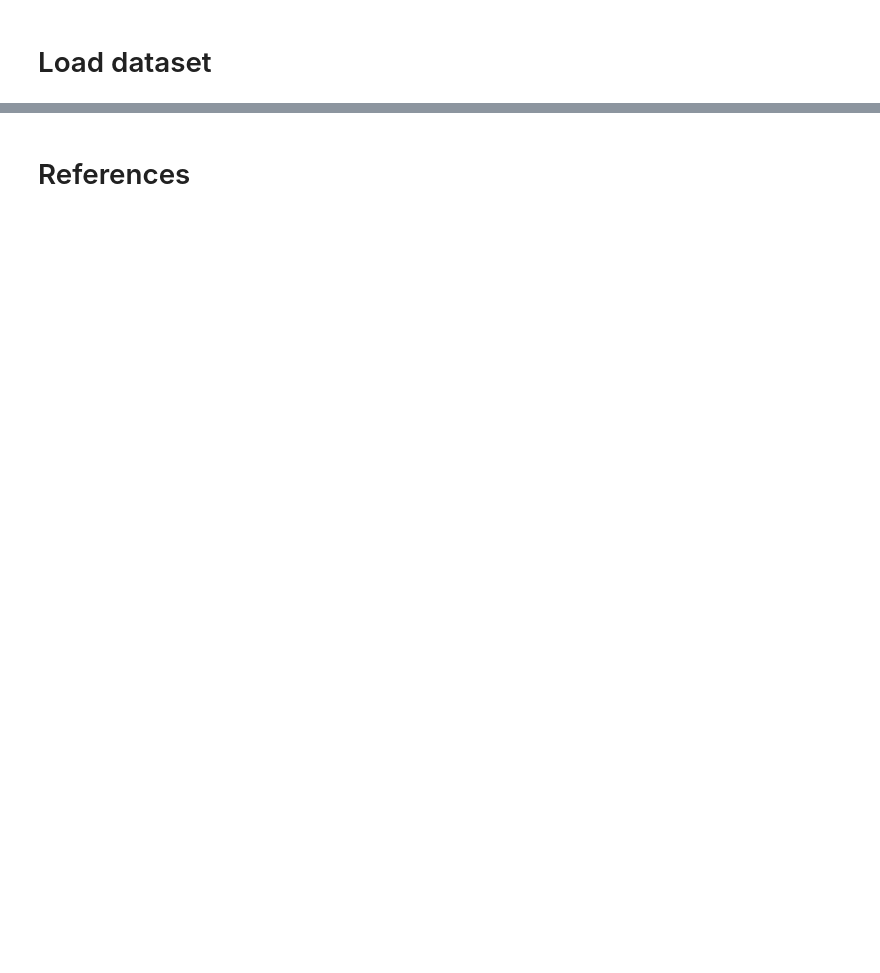
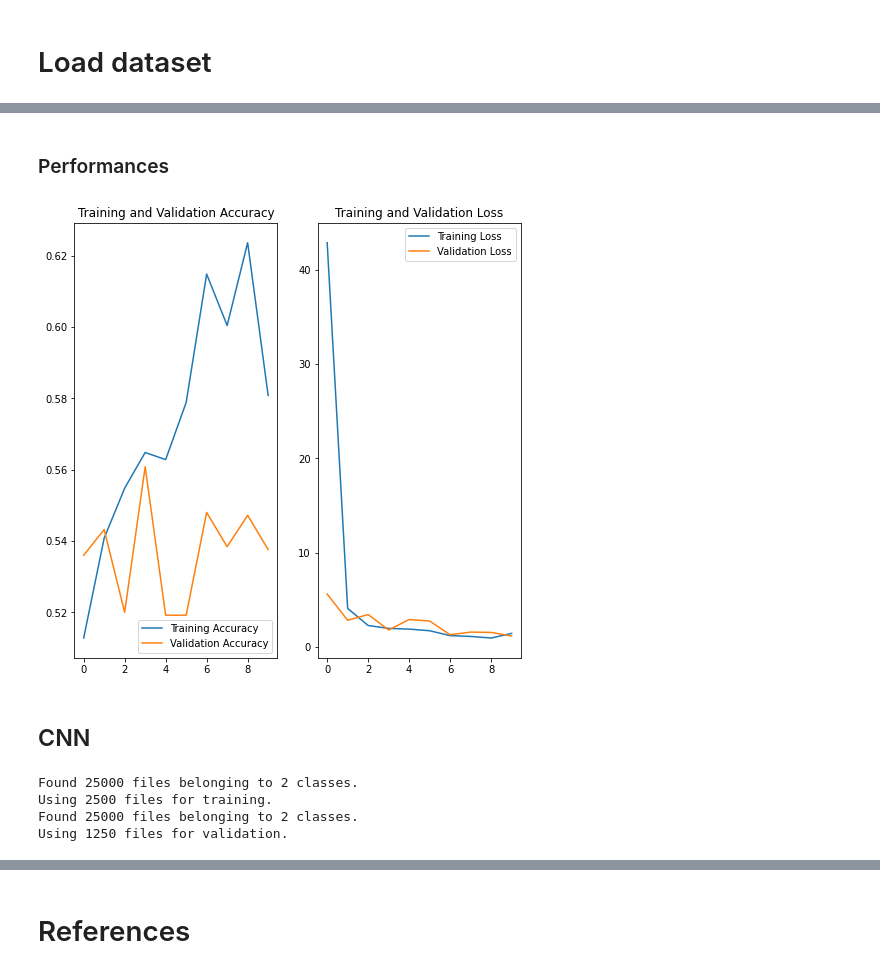
Before and after one commit to quillaur/apprendre_python, a Jupyter notebook: data_science/computer_vision/image_classification_tensorflow.ipynb, the cells around one changed output, grey strips where cells are left out. Drawn from its saved outputs; the diff is of its cells as text; code cells hidden in the pictures; blank space fills up the shorter version.

Commit message:
Update tensorflow study.

```diff
--- a/data_science/computer_vision/image_classification_tensorflow.ipynb
+++ b/data_science/computer_vision/image_classification_tensorflow.ipynb
@@ -176,0 +76,14 @@ model.fit(train_ds, epochs=epochs, validation_data=val_ds)
+# %%
+# https://www.tensorflow.org/tutorials/keras/classification
+model = keras.Sequential([
+    keras.layers.Flatten(input_shape=(height, width, 3)),
+    keras.layers.Dense(128, activation='relu'),
+    keras.layers.Dense(num_classes)
+])
+
+model.compile(
+    optimizer=keras.optimizers.Adam(),
+    loss=keras.losses.BinaryCrossentropy(from_logits=True),
+    metrics=[keras.metrics.BinaryAccuracy()],
+)
+model.summary()
@@ -176,0 +108,5 @@ model.fit(train_ds, epochs=epochs, validation_data=val_ds)
+# %%
+epochs = 10
+callback = EarlyStopping(monitor='val_loss', patience=3)
+# %%
+history = model.fit(train_ds, epochs=epochs, validation_data=val_ds, callbacks=callback)
@@ -176,0 +134,31 @@ model.fit(train_ds, epochs=epochs, validation_data=val_ds)
+# %% [markdown]
+### Performances
+# %%
+def plot_history(history) -> None:
+    acc = history.history['binary_accuracy']
+    val_acc = history.history['val_binary_accuracy']
+
+    loss = history.history['loss']
+    val_loss = history.history['val_loss']
+
+    epochs_range = range(len(acc))
+
+    plt.figure(figsize=(8, 8))
+    plt.subplot(1, 2, 1)
+    plt.plot(epochs_range, acc, label='Training Accuracy')
+    plt.plot(epochs_range, val_acc, label='Validation Accuracy')
+    plt.legend(loc='lower right')
+    plt.title('Training and Validation Accuracy')
+
+    plt.subplot(1, 2, 2)
+    plt.plot(epochs_range, loss, label='Training Loss')
+    plt.plot(epochs_range, val_loss, label='Validation Loss')
+    plt.legend(loc='upper right')
+    plt.title('Training and Validation Loss')
+    plt.show()
+# %%
+plot_history(history)
+# %% [output]
+[figure, added]
+# %% [markdown]
+## CNN
@@ -176,0 +169,7 @@ model.fit(train_ds, epochs=epochs, validation_data=val_ds)
+# %%
+train_ds ,val_ds = load_images(data_path, batch_size, size, split)
+# %% [output]
+Found 25000 files belonging to 2 classes.
+Using 2500 files for training.
+Found 25000 files belonging to 2 classes.
+Using 1250 files for validation.
```
Also changed, not shown: parts of 38 cells of this notebook.
